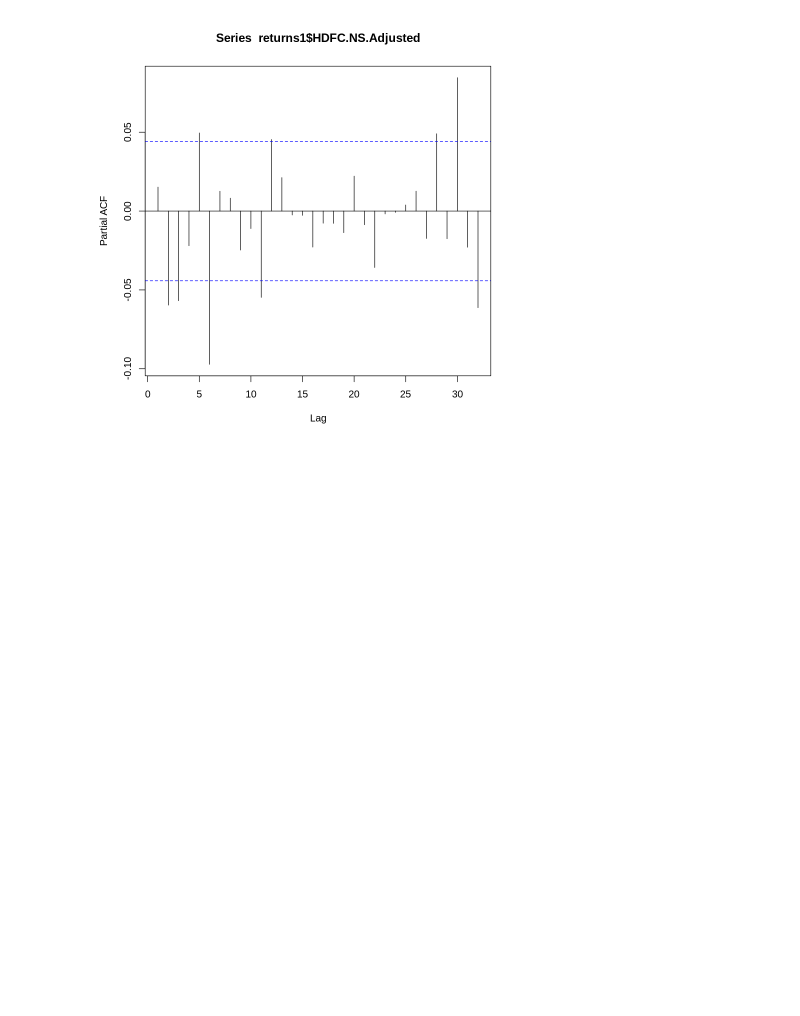
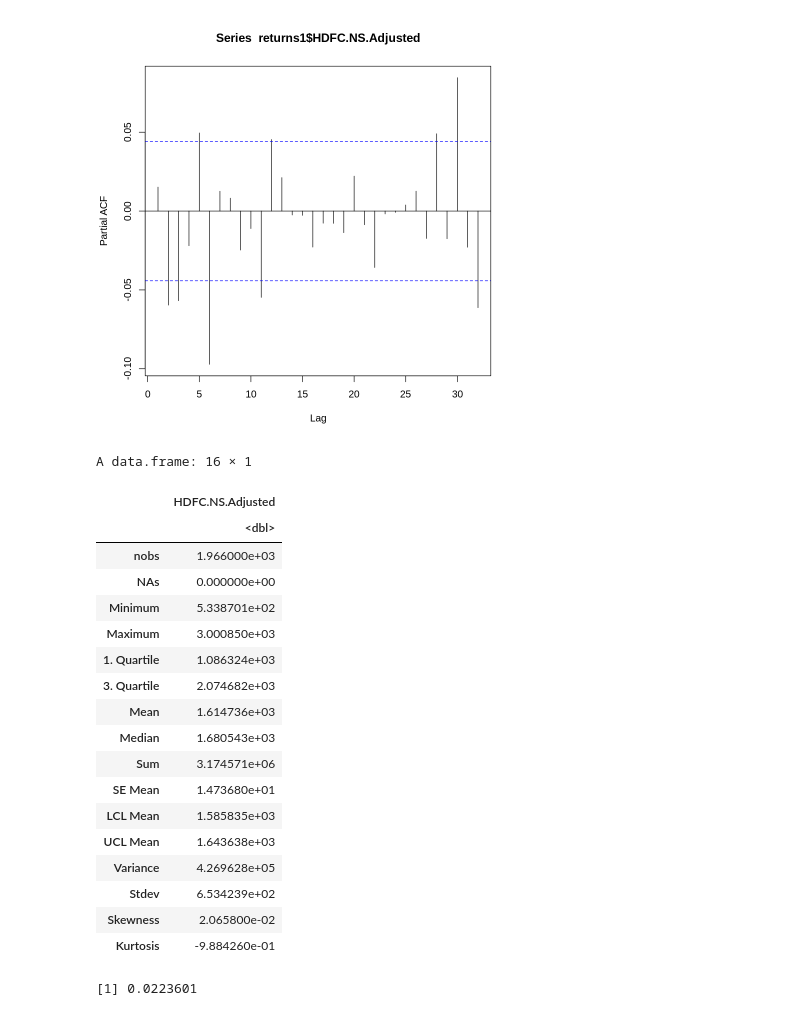
Before and after one commit to ravindrabajpai/sp_forecasting, a Jupyter notebook: r_colab_2.ipynb, the cells around one changed output. Drawn from its saved outputs; the diff is of its cells as text; code cells hidden in the pictures; blank space fills up the shorter version.

```diff
--- a/r_colab_2.ipynb
+++ b/r_colab_2.ipynb
@@ -374,3 +374,29 @@ pacf(prices1$HDFC.NS.Adjusted)
 pacf(returns1$HDFC.NS.Adjusted)
 # %% [output]
 [figure]
+# %%
+basicStats(prices)
+# %% [output]
+A data.frame: 16 × 1
+|  | HDFC.NS.Adjusted |
+|  | <dbl> |
+| nobs | 1.966000e+03 |
+| NAs | 0.000000e+00 |
+| Minimum | 5.338701e+02 |
+| Maximum | 3.000850e+03 |
+| 1. Quartile | 1.086324e+03 |
+| 3. Quartile | 2.074682e+03 |
+| Mean | 1.614736e+03 |
+| Median | 1.680543e+03 |
+| Sum | 3.174571e+06 |
+| SE Mean | 1.473680e+01 |
+| LCL Mean | 1.585835e+03 |
+| UCL Mean | 1.643638e+03 |
+| Variance | 4.269628e+05 |
+| Stdev | 6.534239e+02 |
+| Skewness | 2.065800e-02 |
+| Kurtosis | -9.884260e-01 |
+# %%
+BoxCox.lambda(prices$HDFC.NS.Adjusted)
+# %% [output]
+[1] 0.0223601
```
Also changed, not shown: parts of 3 cells of this notebook.
